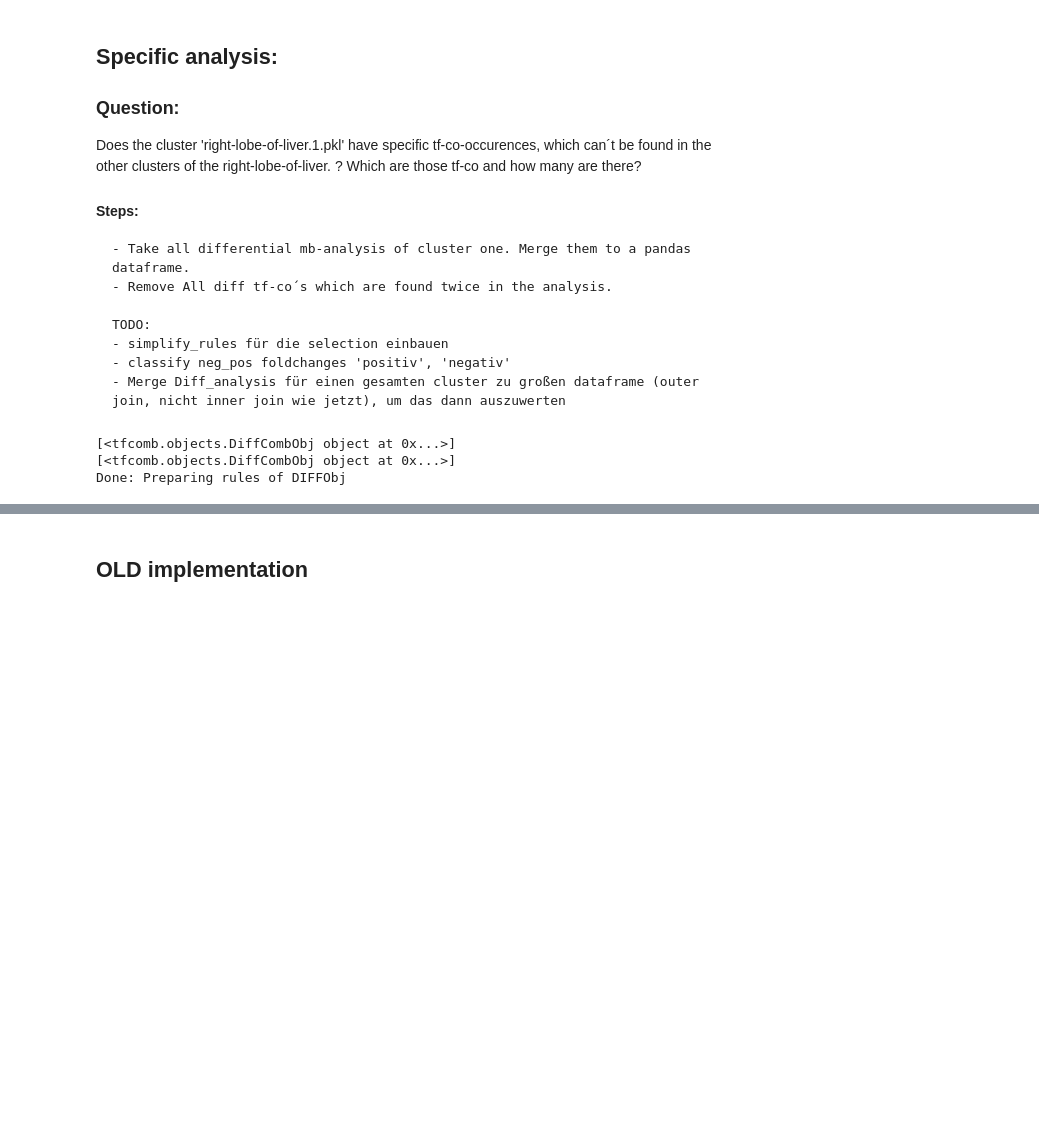
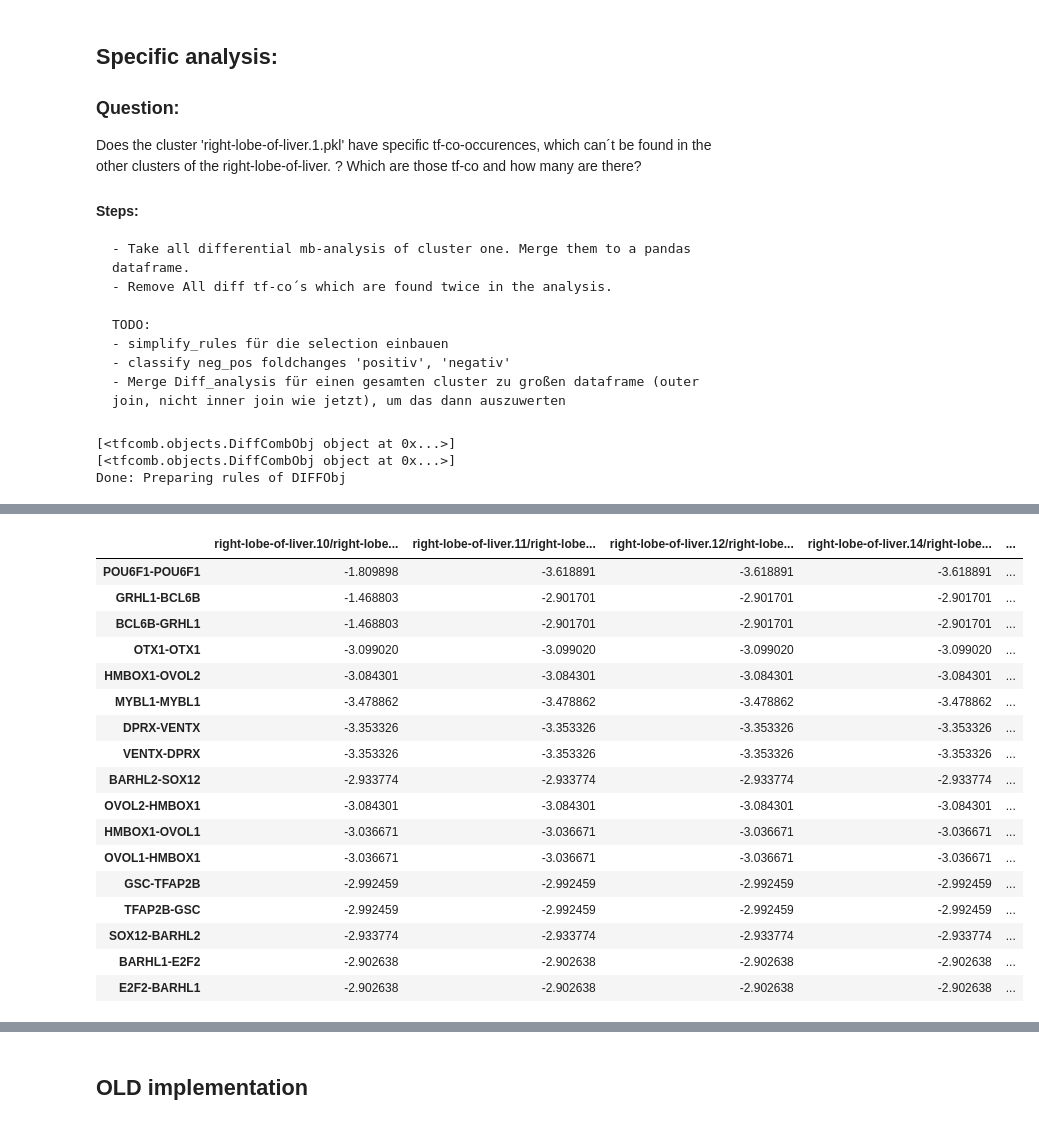
Before and after one commit to loosolab/Datenanalyse-2021, a Jupyter notebook: wp6/analyse/wp2_tf_cooccurences.ipynb, the cells around one changed output, grey strips where cells are left out. Drawn from its saved outputs; the diff is of its cells as text; code cells hidden in the pictures; blank space fills up the shorter version.

```diff
--- a/wp6/analyse/wp2_tf_cooccurences.ipynb
+++ b/wp6/analyse/wp2_tf_cooccurences.ipynb
@@ -309,0 +409,31 @@ result
+# %%
+def get_significant_log2fc_rules(df:pd.DataFrame, threshold_percent=0.05):
+    reduced_df = df.copy(deep=True)
+    for col in result.columns:
+        measure_threshold = utils.get_threshold(df[col], "both", percent=threshold_percent)
+        upper_threshold = measure_threshold[1]
+        lower_threshold = measure_threshold[0]
+        reduced_df = reduced_df[(reduced_df[col] > upper_threshold) | (reduced_df[col] < lower_threshold)]
+    return reduced_df
+
+f = get_significant_log2fc_rules(result)
+f
+# %% [output]
+|  | right-lobe-of-liver.10/right-lobe... | right-lobe-of-liver.11/right-lobe... | right-lobe-of-liver.12/right-lobe... | right-lobe-of-liver.14/right-lobe... | ... |
+| POU6F1-POU6F1 | -1.809898 | -3.618891 | -3.618891 | -3.618891 | ... |
+| GRHL1-BCL6B | -1.468803 | -2.901701 | -2.901701 | -2.901701 | ... |
+| BCL6B-GRHL1 | -1.468803 | -2.901701 | -2.901701 | -2.901701 | ... |
+| OTX1-OTX1 | -3.099020 | -3.099020 | -3.099020 | -3.099020 | ... |
+| HMBOX1-OVOL2 | -3.084301 | -3.084301 | -3.084301 | -3.084301 | ... |
+| MYBL1-MYBL1 | -3.478862 | -3.478862 | -3.478862 | -3.478862 | ... |
+| DPRX-VENTX | -3.353326 | -3.353326 | -3.353326 | -3.353326 | ... |
+| VENTX-DPRX | -3.353326 | -3.353326 | -3.353326 | -3.353326 | ... |
+| BARHL2-SOX12 | -2.933774 | -2.933774 | -2.933774 | -2.933774 | ... |
+| OVOL2-HMBOX1 | -3.084301 | -3.084301 | -3.084301 | -3.084301 | ... |
+| HMBOX1-OVOL1 | -3.036671 | -3.036671 | -3.036671 | -3.036671 | ... |
+| OVOL1-HMBOX1 | -3.036671 | -3.036671 | -3.036671 | -3.036671 | ... |
+| GSC-TFAP2B | -2.992459 | -2.992459 | -2.992459 | -2.992459 | ... |
+| TFAP2B-GSC | -2.992459 | -2.992459 | -2.992459 | -2.992459 | ... |
+| SOX12-BARHL2 | -2.933774 | -2.933774 | -2.933774 | -2.933774 | ... |
+| BARHL1-E2F2 | -2.902638 | -2.902638 | -2.902638 | -2.902638 | ... |
+| E2F2-BARHL1 | -2.902638 | -2.902638 | -2.902638 | -2.902638 | ... |
```
Also changed, not shown: parts of 12 cells of this notebook, 1 other file.
